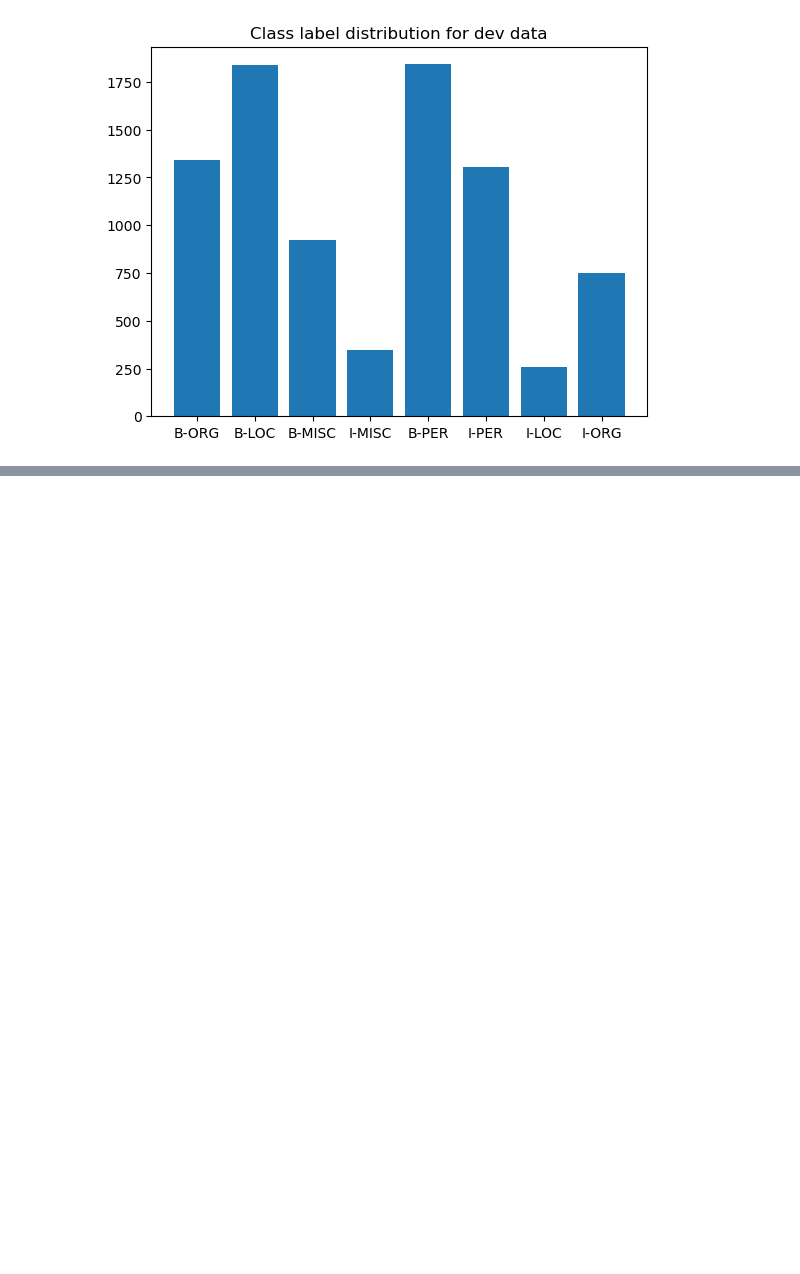
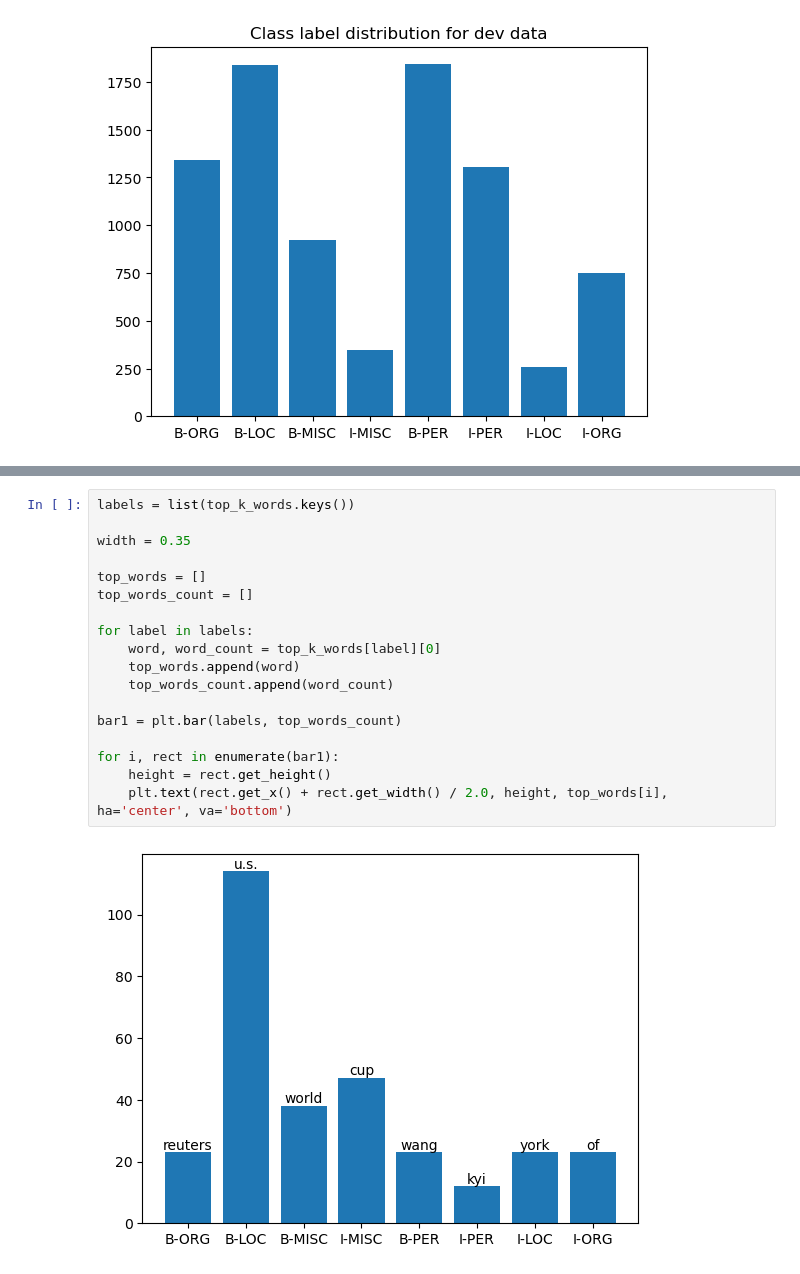
Before and after one commit to AnkurSatya/VU_ML-for-NLP, a Jupyter notebook: code/assignment1/analyze_distribution.ipynb, the cells around one changed output, grey strips where cells are left out. Cells and saved outputs as stored; diff of their text form; blank space fills up the shorter version.

Commit message:
top_k_words per category code completed

```diff
--- a/code/assignment1/analyze_distribution.ipynb
+++ b/code/assignment1/analyze_distribution.ipynb
@@ -156,0 +128,20 @@ plt.show()
+# %%
+labels = list(top_k_words.keys())
+
+width = 0.35
+
+top_words = []
+top_words_count = []
+
+for label in labels:
+    word, word_count = top_k_words[label][0]
+    top_words.append(word)
+    top_words_count.append(word_count)
+
+bar1 = plt.bar(labels, top_words_count)
+
+for i, rect in enumerate(bar1):
+    height = rect.get_height()
+    plt.text(rect.get_x() + rect.get_width() / 2.0, height, top_words[i], ha='center', va='bottom')
+# %% [output]
+[figure, added]
```
Also changed, not shown: parts of 6 cells of this notebook.
